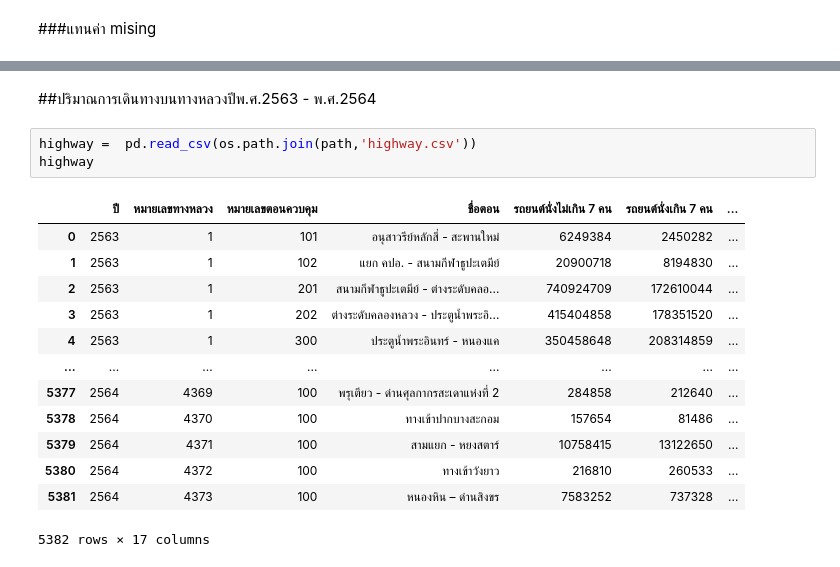
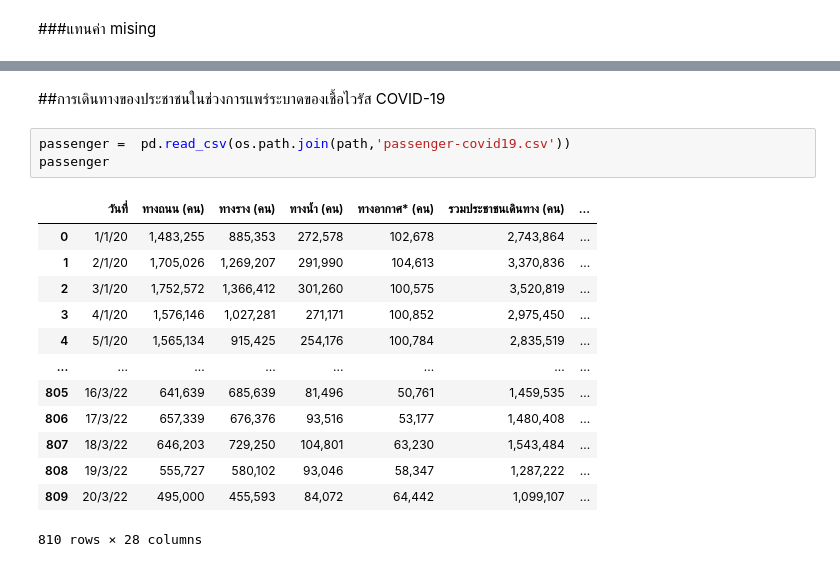
Before and after one commit to Nunticha24/data_viz_2022, a Jupyter notebook: Project_Dinosaur.ipynb, the cells around one changed output, grey strips where cells are left out. Saved outputs shown, nothing was run; the diff lists cells and outputs as text.

```diff
--- a/Project_Dinosaur.ipynb
+++ b/Project_Dinosaur.ipynb
@@ -250,19 +166,19 @@ region_df
-# %% [markdown]
-##ปริมาณการเดินทางบนทางหลวงปีพ.ศ.2563 - พ.ศ.2564
+# %% [markdown]
+##การเดินทางของประชาชนในช่วงการแพร่ระบาดของเชื้อไวรัส COVID-19
 # %%
-highway =  pd.read_csv(os.path.join(path,'highway.csv'))
-highway
+passenger =  pd.read_csv(os.path.join(path,'passenger-covid19.csv'))
+passenger
 # %% [output]
-|  | ปี | หมายเลขทางหลวง | หมายเลขตอนควบคุม | ชื่อตอน | รถยนต์นั่งไม่เกิน 7 คน | รถยนต์นั่งเกิน 7 คน | ... |
-| 0 | 2563 | 1 | 101 | อนุสาวรีย์หลักสี่ - สะพานใหม่ | 6249384 | 2450282 | ... |
-| 1 | 2563 | 1 | 102 | แยก คปอ. - สนามกีฬาธูปะเตมีย์ | 20900718 | 8194830 | ... |
-| 2 | 2563 | 1 | 201 | สนามกีฬาธูปะเตมีย์ - ต่างระดับคลอ... | 740924709 | 172610044 | ... |
-| 3 | 2563 | 1 | 202 | ต่างระดับคลองหลวง - ประตูน้ำพระอิ... | 415404858 | 178351520 | ... |
-| 4 | 2563 | 1 | 300 | ประตูน้ำพระอินทร์ - หนองแค | 350458648 | 208314859 | ... |
+|  | วันที่ | ทางถนน (คน) | ทางราง (คน) | ทางน้ำ (คน) | ทางอากาศ* (คน) | รวมประชาชนเดินทาง (คน) | ... |
+| 0 | 1/1/20 | 1,483,255 | 885,353 | 272,578 | 102,678 | 2,743,864 | ... |
+| 1 | 2/1/20 | 1,705,026 | 1,269,207 | 291,990 | 104,613 | 3,370,836 | ... |
+| 2 | 3/1/20 | 1,752,572 | 1,366,412 | 301,260 | 100,575 | 3,520,819 | ... |
+| 3 | 4/1/20 | 1,576,146 | 1,027,281 | 271,171 | 100,852 | 2,975,450 | ... |
+| 4 | 5/1/20 | 1,565,134 | 915,425 | 254,176 | 100,784 | 2,835,519 | ... |
 | ... | ... | ... | ... | ... | ... | ... | ... |
-| 5377 | 2564 | 4369 | 100 | พรุเตียว - ด่านศุลกากรสะเดาแห่งที่ 2 | 284858 | 212640 | ... |
-| 5378 | 2564 | 4370 | 100 | ทางเข้าปากบางสะกอม | 157654 | 81486 | ... |
-| 5379 | 2564 | 4371 | 100 | สามแยก - หยงสตาร์ | 10758415 | 13122650 | ... |
-| 5380 | 2564 | 4372 | 100 | ทางเข้าวังยาว | 216810 | 260533 | ... |
-| 5381 | 2564 | 4373 | 100 | หนองหิน – ด่านสิงขร | 7583252 | 737328 | ... |
+| 805 | 16/3/22 | 641,639 | 685,639 | 81,496 | 50,761 | 1,459,535 | ... |
+| 806 | 17/3/22 | 657,339 | 676,376 | 93,516 | 53,177 | 1,480,408 | ... |
+| 807 | 18/3/22 | 646,203 | 729,250 | 104,801 | 63,230 | 1,543,484 | ... |
+| 808 | 19/3/22 | 555,727 | 580,102 | 93,046 | 58,347 | 1,287,222 | ... |
+| 809 | 20/3/22 | 495,000 | 455,593 | 84,072 | 64,442 | 1,099,107 | ... |
-5382 rows × 17 columns
+810 rows × 28 columns
```
Also changed, not shown: parts of 22 cells of this notebook.
